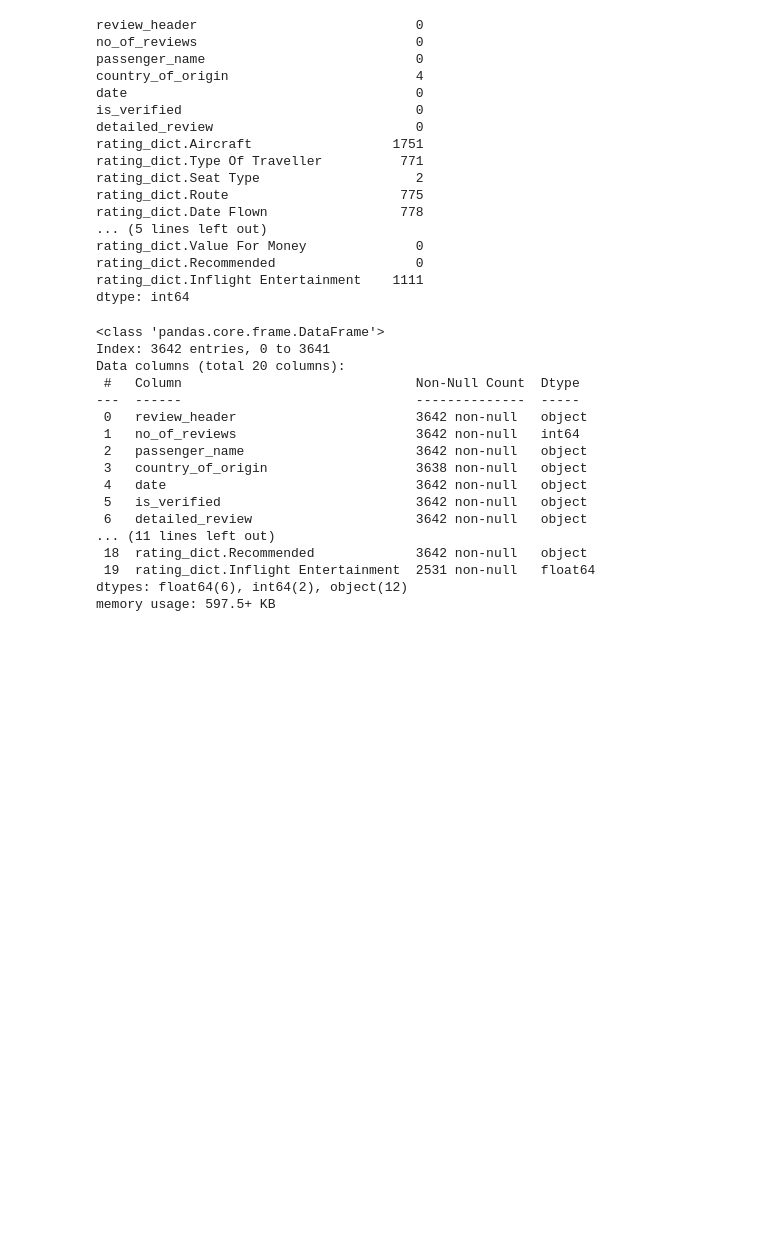
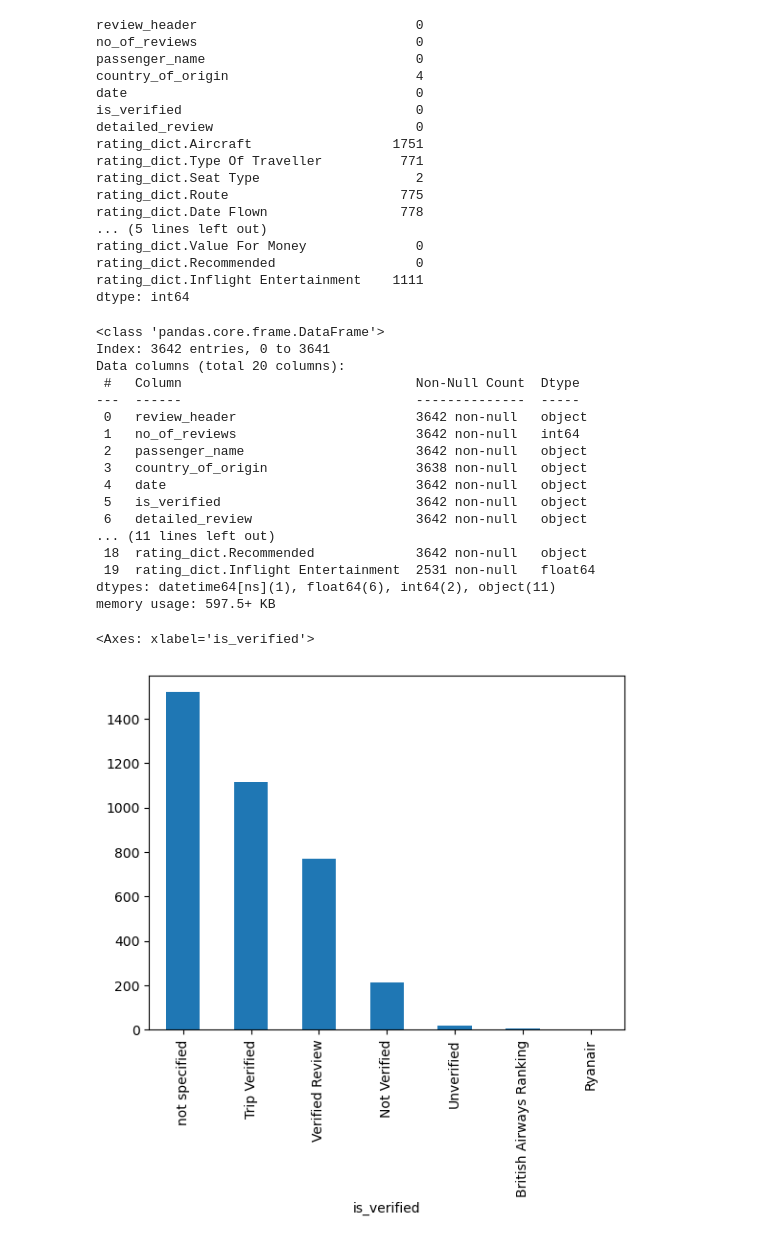
Before and after one commit to Data4i/ML_project_on_British_Airways, a Jupyter notebook: airways.ipynb, the cells around one changed output. Saved outputs shown, nothing was run; the diff lists cells and outputs as text; code cells hidden in the pictures; blank space fills up the shorter version.

Commit message:
worked on number_of_reviews, country_of_origin and is_verified. Still cleaning the data

```diff
--- a/airways.ipynb
+++ b/airways.ipynb
@@ -3,6 +4,6 @@ import pandas as pd
 pd.set_option('display.max_columns', None)
 # %%
-df = pd.read_csv('british_airways_reviews.csv', index_col = 'id', na_values = ['', ' '])
+df = pd.read_csv('british_airways_reviews.csv', index_col = 'id', na_values = ['', ' '], parse_dates = ['date', 'rating_dict.Date Flown'])
 # %%
 df.sample(5)
 # %% [output]
@@ -67,5 +68,10 @@ Data columns (total 20 columns):
 ... (11 lines left out)
  18  rating_dict.Recommended             3642 non-null   object
  19  rating_dict.Inflight Entertainment  2531 non-null   float64
-dtypes: float64(6), int64(2), object(12)
+dtypes: datetime64[ns](1), float64(6), int64(2), object(11)
 memory usage: 597.5+ KB
+# %%
+df['is_verified'].value_counts().plot(kind = 'bar')
+# %% [output]
+<Axes: xlabel='is_verified'>
+[figure, added]
```
Also changed, not shown: parts of 12 cells of this notebook.
